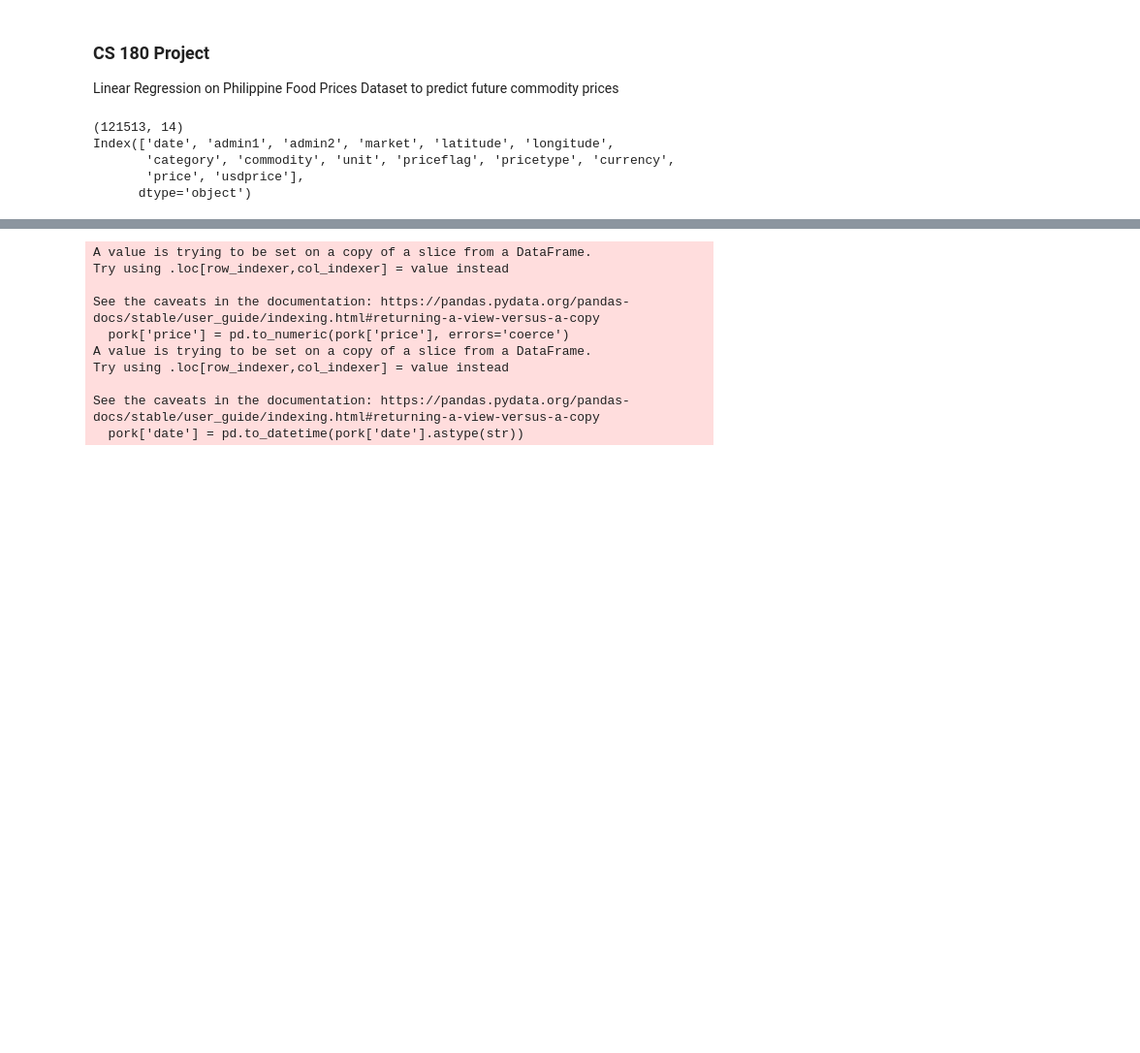
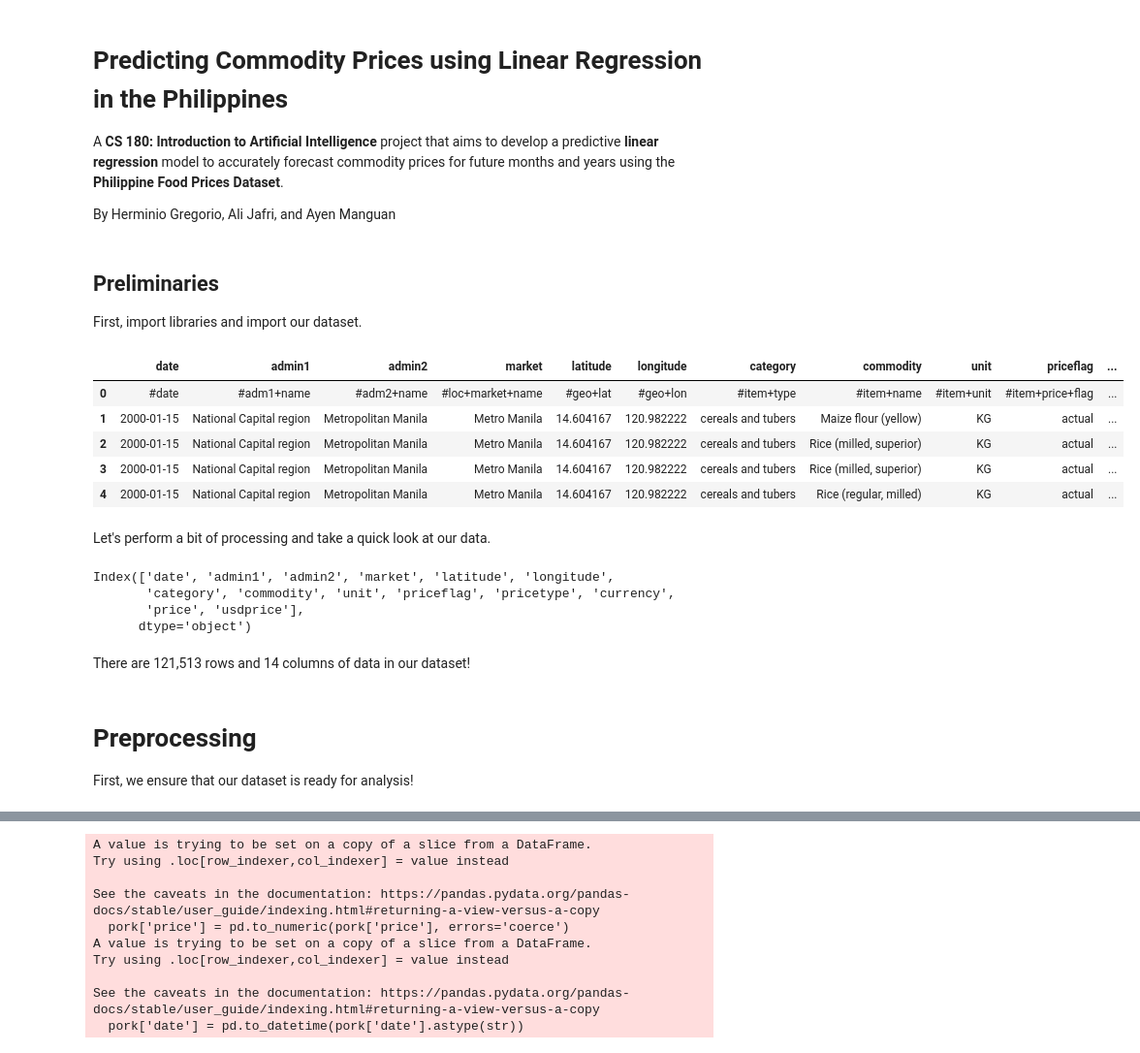
Before and after one commit to NeoGregorio/commodity-predict, a Jupyter notebook: prediction-model.ipynb, the cells around one changed output, grey strips where cells are left out. Shown: that part at 97% size. Drawn from its saved outputs; the diff is of its cells as text; code cells hidden in the pictures; blank space fills up the shorter version.

```diff
--- a/prediction-model.ipynb
+++ b/prediction-model.ipynb
@@ -1,3 +1,9 @@
 # %% [markdown]
-### CS 180 Project
-Linear Regression on Philippine Food Prices Dataset to predict future commodity prices
+# Predicting Commodity Prices using Linear Regression in the Philippines
+A **CS 180: Introduction to Artificial Intelligence** project that aims to develop a predictive **linear regression** model to accurately forecast commodity prices for future months and years using the **Philippine Food Prices Dataset**.
+
+By Herminio Gregorio, Ali Jafri, and Ayen Manguan
+# %% [markdown]
+## Preliminaries
+
+First, import libraries and import our dataset.
@@ -4,13 +18,13 @@ Linear Regression on Philippine Food Prices Dataset to predict future commodity
 # %%
-import pandas as pd
+# @title Load Dataset
 data = pd.read_csv('wfp_food_prices_phl.csv')
 data.head()
-data.dropna()
-print(data.shape)
-print(data.columns)
 # %% [output]
-(121513, 14)
-Index(['date', 'admin1', 'admin2', 'market', 'latitude', 'longitude',
-       'category', 'commodity', 'unit', 'priceflag', 'pricetype', 'currency',
-       'price', 'usdprice'],
-      dtype='object')
+|  | date | admin1 | admin2 | market | latitude | longitude | category | commodity | unit | priceflag | ... |
+| 0 | #date | #adm1+name | #adm2+name | #loc+market+name | #geo+lat | #geo+lon | #item+type | #item+name | #item+unit | #item+price+flag | ... |
+| 1 | 2000-01-15 | National Capital region | Metropolitan Manila | Metro Manila | 14.604167 | 120.982222 | cereals and tubers | Maize flour (yellow) | KG | actual | ... |
+| 2 | 2000-01-15 | National Capital region | Metropolitan Manila | Metro Manila | 14.604167 | 120.982222 | cereals and tubers | Rice (milled, superior) | KG | actual | ... |
+| 3 | 2000-01-15 | National Capital region | Metropolitan Manila | Metro Manila | 14.604167 | 120.982222 | cereals and tubers | Rice (milled, superior) | KG | actual | ... |
+| 4 | 2000-01-15 | National Capital region | Metropolitan Manila | Metro Manila | 14.604167 | 120.982222 | cereals and tubers | Rice (regular, milled) | KG | actual | ... |
+# %% [markdown]
+Let's perform a bit of processing and take a quick look at our data.
@@ -16,0 +34,15 @@ Index(['date', 'admin1', 'admin2', 'market', 'latitude', 'longitude',
+# %%
+# @title Check shape and columns
+data.shape
+data.columns
+# %% [output]
+Index(['date', 'admin1', 'admin2', 'market', 'latitude', 'longitude',
+       'category', 'commodity', 'unit', 'priceflag', 'pricetype', 'currency',
+       'price', 'usdprice'],
+      dtype='object')
+# %% [markdown]
+There are 121,513 rows and 14 columns of data in our dataset!
+# %% [markdown]
+# Preprocessing
+
+First, we ensure that our dataset is ready for analysis!
```
Also changed, not shown: parts of 8 cells of this notebook.
